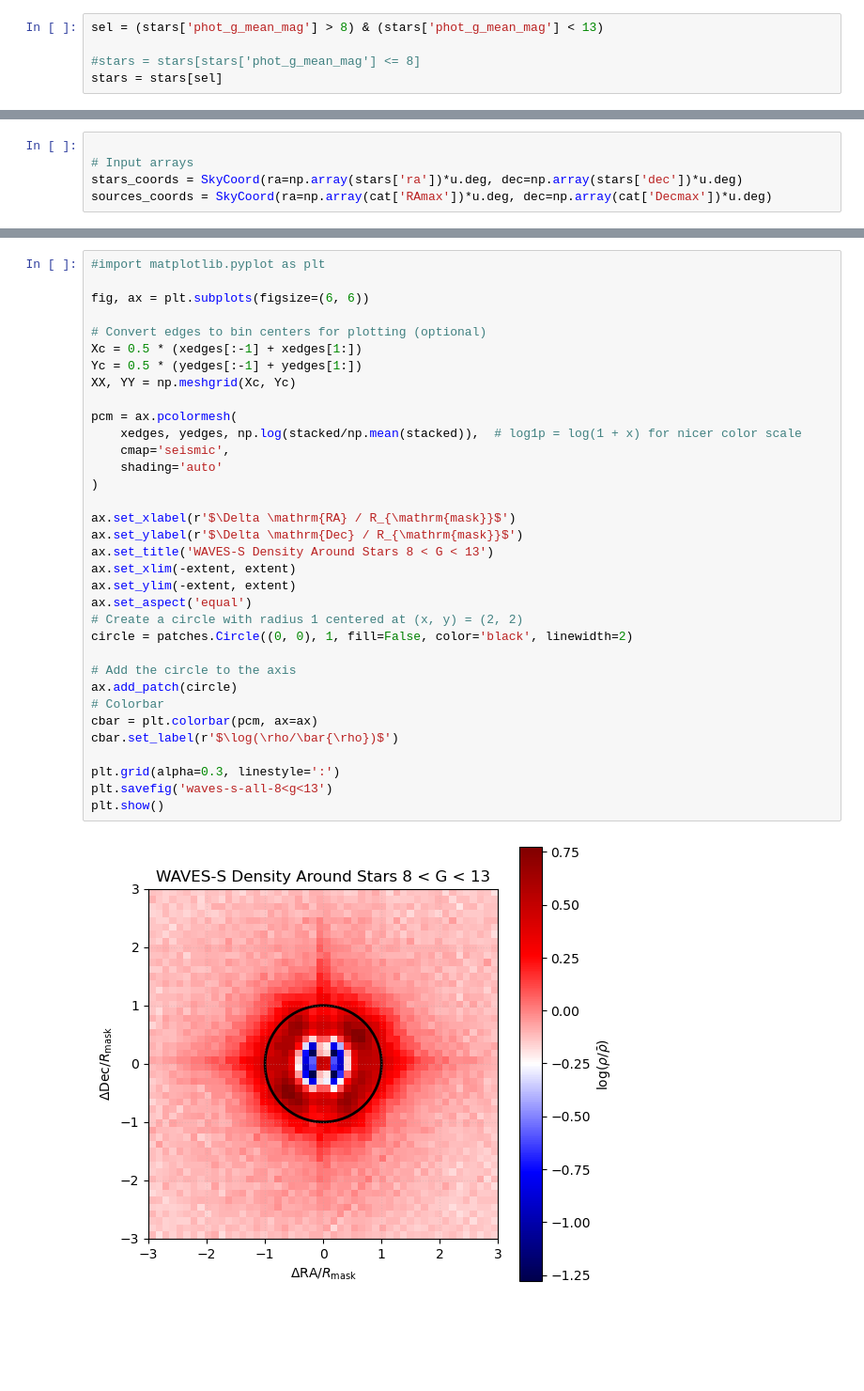
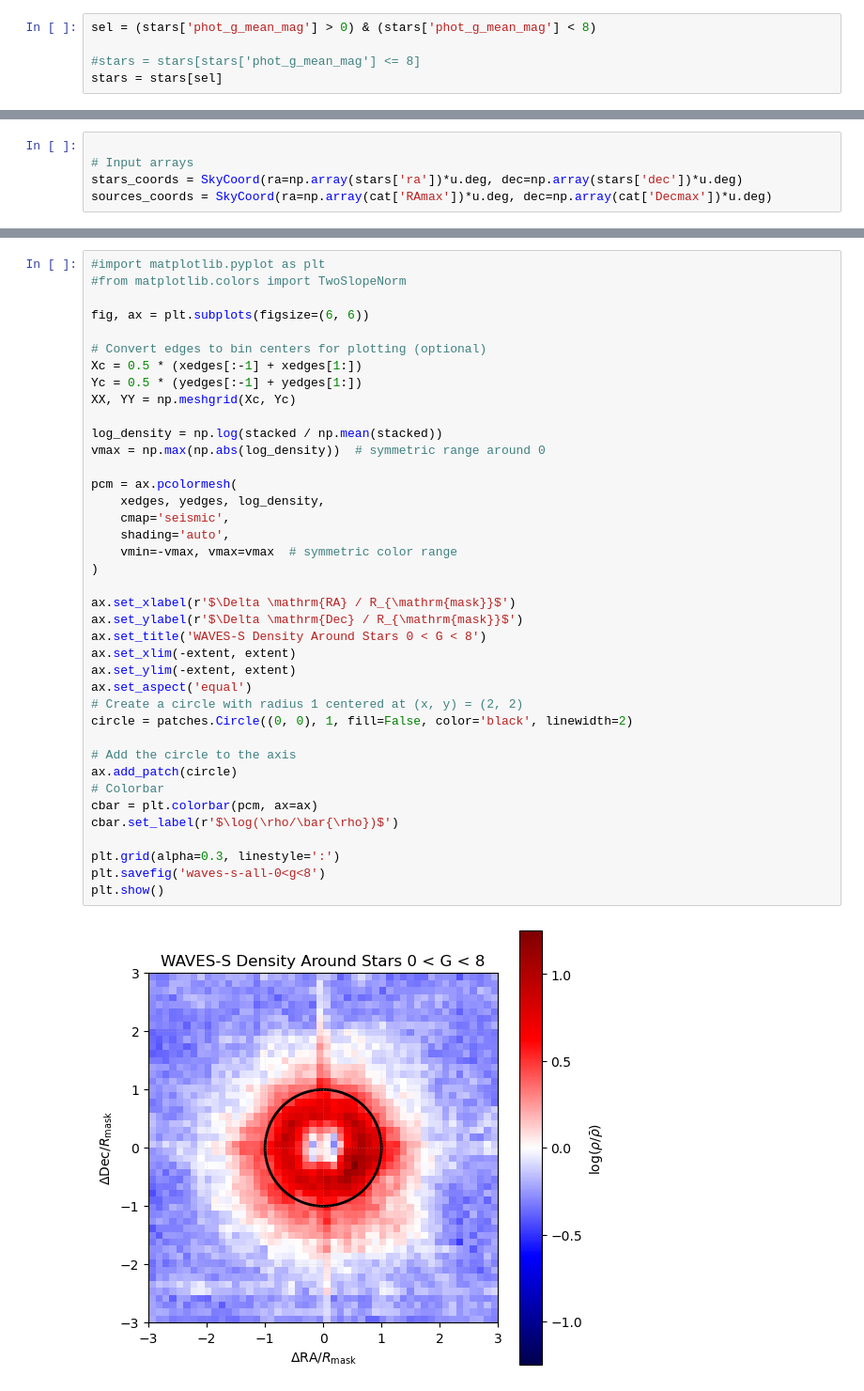
Before and after one commit to sampsussex/waves_work, a Jupyter notebook: masks/gaia_star_overdensity/gaia_star_overdensity.ipynb, the cells around one changed output, grey strips where cells are left out. Shown at 94% size. Drawn from its saved outputs; the diff is of its cells as text; blank space fills up the shorter version.

```diff
--- a/masks/gaia_star_overdensity/gaia_star_overdensity.ipynb
+++ b/masks/gaia_star_overdensity/gaia_star_overdensity.ipynb
@@ -49,7 +49,7 @@ def mask_radius_waves(g):
 # %%
 stars['mask_radius'] = mask_radius_waves(stars['phot_g_mean_mag'])
 # %%
-sel = (stars['phot_g_mean_mag'] > 8) & (stars['phot_g_mean_mag'] < 13)
+sel = (stars['phot_g_mean_mag'] > 0) & (stars['phot_g_mean_mag'] < 8)
 
 #stars = stars[stars['phot_g_mean_mag'] <= 8]
 stars = stars[sel]
@@ -125,36 +146,41 @@ array([5095., 5187., 5093., 5120., 5284., 5189., 5240., 5307., 5175.,
 # %%
 #import matplotlib.pyplot as plt
+#from matplotlib.colors import TwoSlopeNorm
 
 fig, ax = plt.subplots(figsize=(6, 6))
 
 # Convert edges to bin centers for plotting (optional)
 Xc = 0.5 * (xedges[:-1] + xedges[1:])
 Yc = 0.5 * (yedges[:-1] + yedges[1:])
 XX, YY = np.meshgrid(Xc, Yc)
 
+log_density = np.log(stacked / np.mean(stacked))
+vmax = np.max(np.abs(log_density))  # symmetric range around 0
+
 pcm = ax.pcolormesh(
-    xedges, yedges, np.log(stacked/np.mean(stacked)),  # log1p = log(1 + x) for nicer color scale
+    xedges, yedges, log_density,
     cmap='seismic',
-    shading='auto'
+    shading='auto',
+    vmin=-vmax, vmax=vmax  # symmetric color range
 )
 
 ax.set_xlabel(r'$\Delta \mathrm{RA} / R_{\mathrm{mask}}$')
 ax.set_ylabel(r'$\Delta \mathrm{Dec} / R_{\mathrm{mask}}$')
-ax.set_title('WAVES-S Density Around Stars 8 < G < 13')
+ax.set_title('WAVES-S Density Around Stars 0 < G < 8')
 ax.set_xlim(-extent, extent)
 ax.set_ylim(-extent, extent)
 ax.set_aspect('equal')
 # Create a circle with radius 1 centered at (x, y) = (2, 2)
 circle = patches.Circle((0, 0), 1, fill=False, color='black', linewidth=2)
 
 # Add the circle to the axis
 ax.add_patch(circle)
 # Colorbar
 cbar = plt.colorbar(pcm, ax=ax)
 cbar.set_label(r'$\log(\rho/\bar{\rho})$')
 
 plt.grid(alpha=0.3, linestyle=':')
-plt.savefig('waves-s-all-8<g<13')
+plt.savefig('waves-s-all-0<g<8')
 plt.show()
 # %% [output]
-[figure, old version]
+[figure, new version]
```
Also changed, not shown: parts of 7 cells of this notebook, 4 other files.
